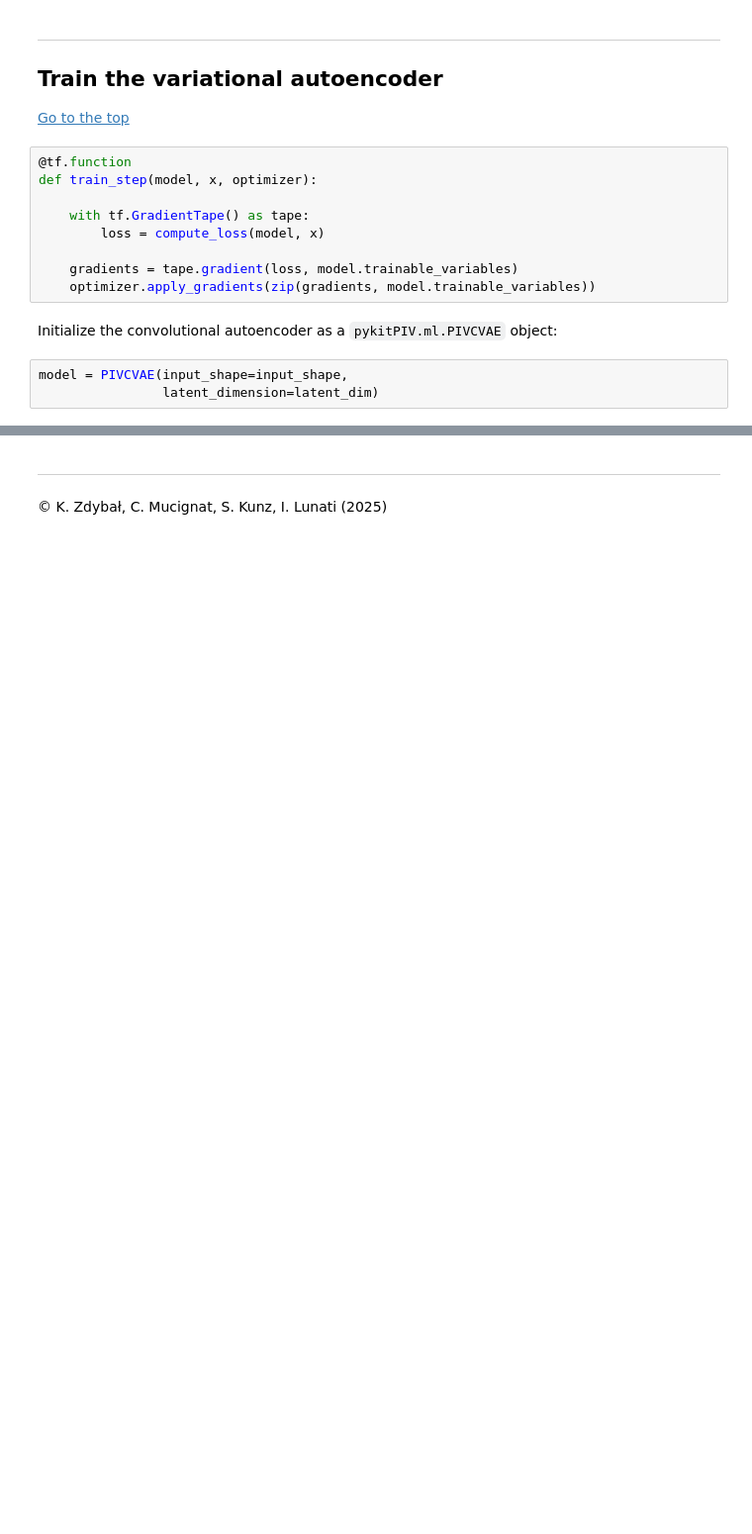
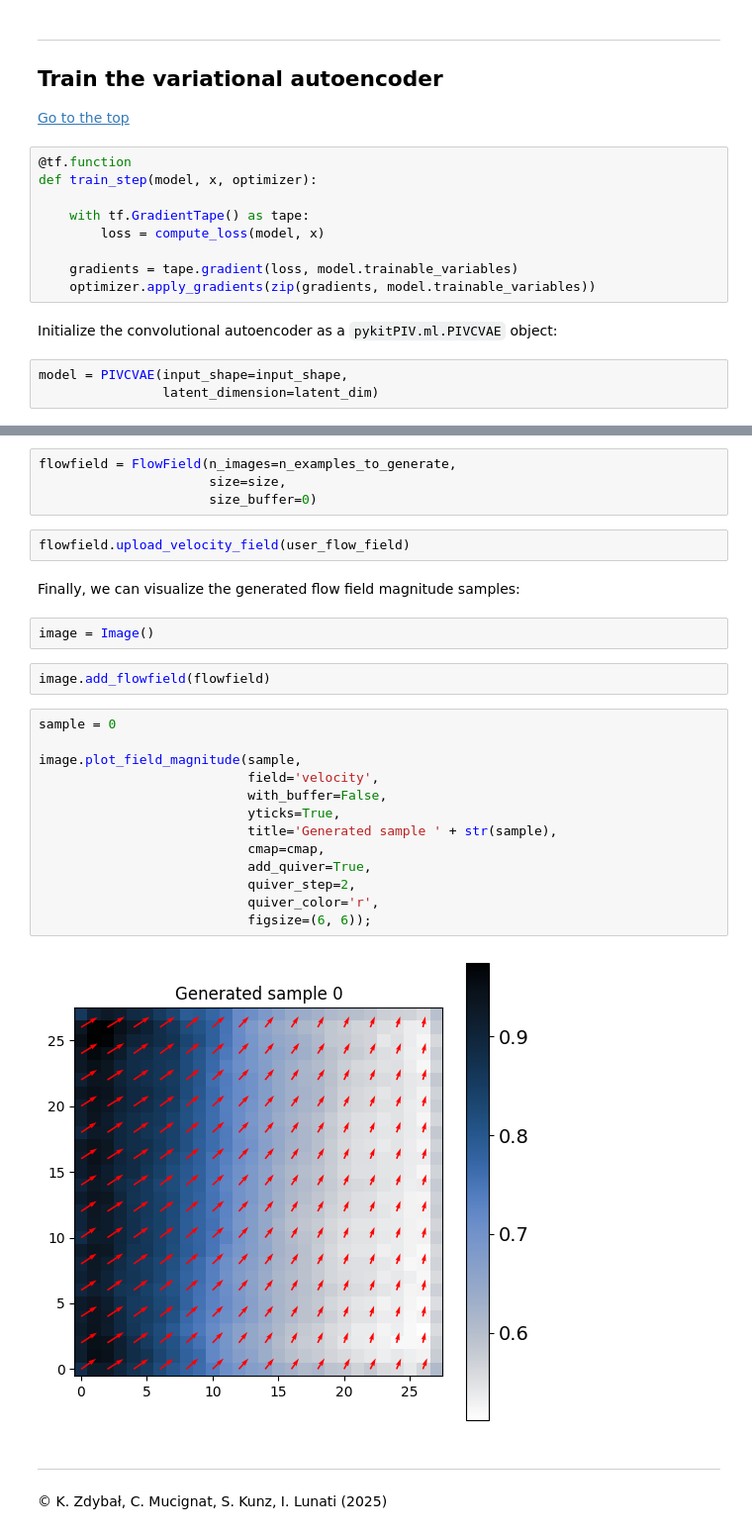
Before and after one commit to kamilazdybal/pykitPIV, a Jupyter notebook: jupyter-notebooks/demo-pykitPIV-21-convolutional-variational-autoencoder.ipynb, the cells around one changed output, grey strips where cells are left out. Shown at 99% size. Drawn from its saved outputs; the diff is of its cells as text; blank space fills up the shorter version.

```diff
--- a/jupyter-notebooks/demo-pykitPIV-21-convolutional-variational-autoencoder.ipynb
+++ b/jupyter-notebooks/demo-pykitPIV-21-convolutional-variational-autoencoder.ipynb
@@ -350,3 +394,30 @@ with imageio.get_writer(anim_file, mode='I') as writer:
+# %%
+flowfield = FlowField(n_images=n_examples_to_generate,
+                      size=size,
+                      size_buffer=0)
+# %%
+flowfield.upload_velocity_field(user_flow_field)
+# %% [markdown]
+Finally, we can visualize the generated flow field magnitude samples:
+# %%
+image = Image()
+# %%
+image.add_flowfield(flowfield)
+# %%
+sample = 0
+
+image.plot_field_magnitude(sample,
+                           field='velocity',
+                           with_buffer=False,
+                           yticks=True,
+                           title='Generated sample ' + str(sample),
+                           cmap=cmap,
+                           add_quiver=True,
+                           quiver_step=2,
+                           quiver_color='r',
+                           figsize=(6, 6));
+# %% [output]
+[figure, added]
 # %% [markdown]
 ***
 
```
Also changed, not shown: parts of 27 cells of this notebook, 3 other files.
